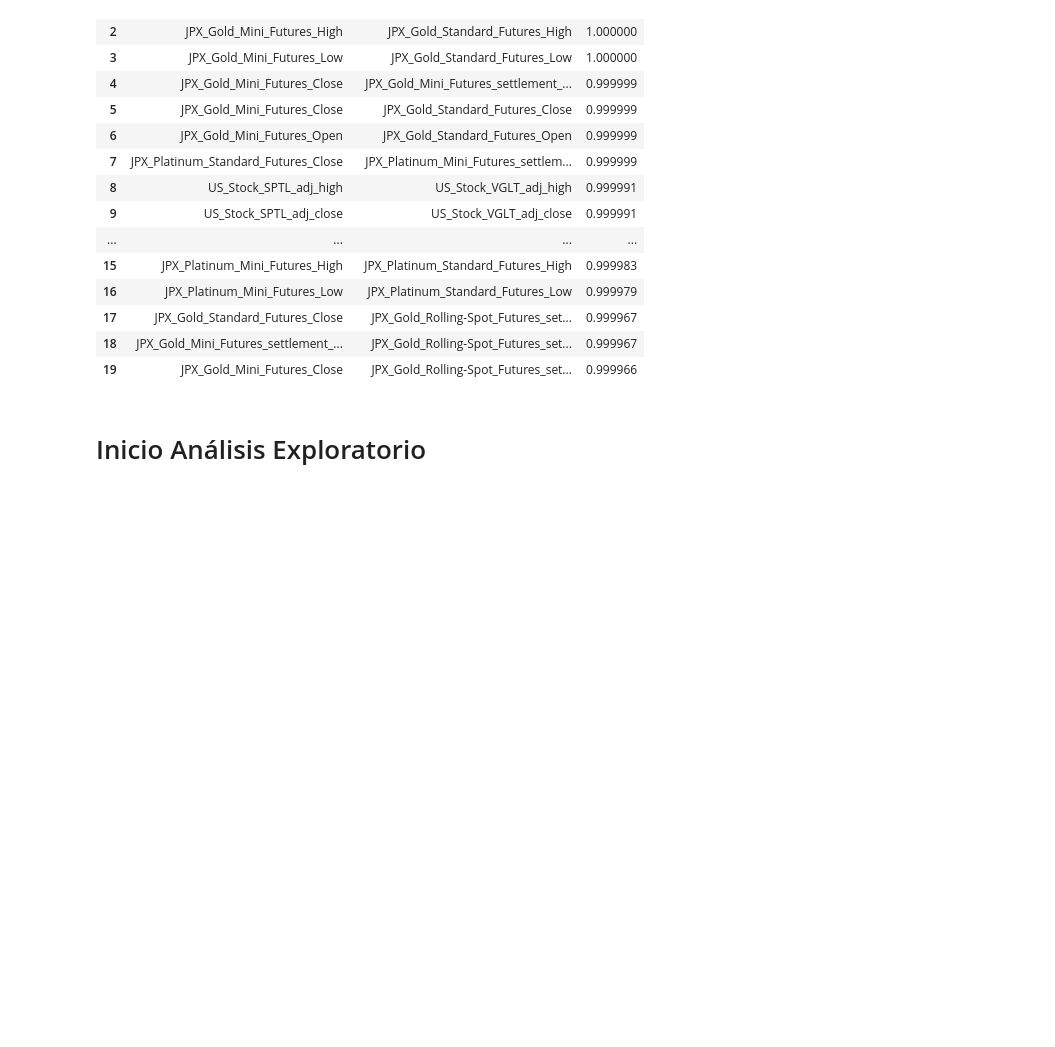
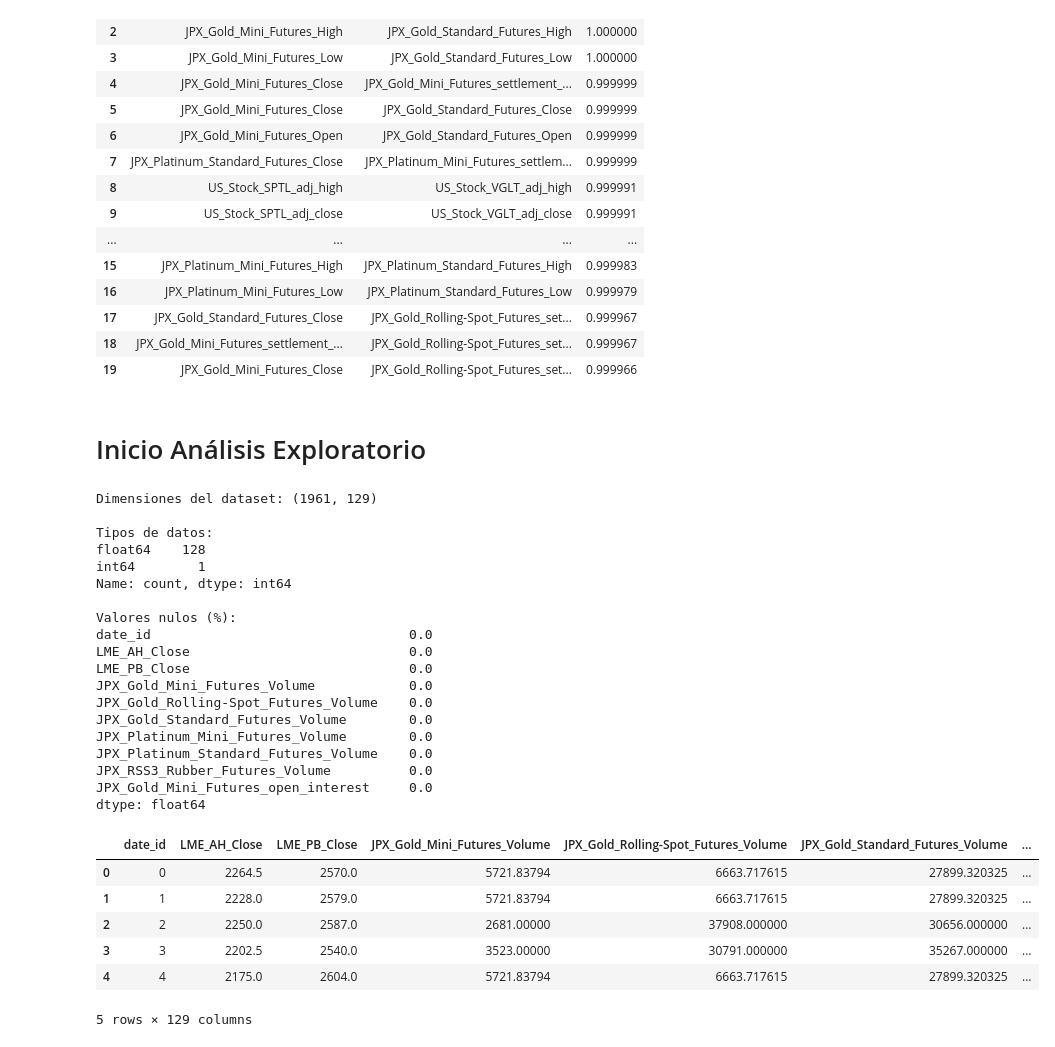
Before and after one commit to PabloSHerrera/Proyecto-2-DS, a Jupyter notebook: proyecto 2 DS.ipynb, the cells around one changed output. Drawn from its saved outputs; the diff is of its cells as text; code cells hidden in the pictures; blank space fills up the shorter version.

```diff
--- a/proyecto 2 DS.ipynb
+++ b/proyecto 2 DS.ipynb
@@ -210,3 +216,39 @@ Ejemplos de pares con alta correlación (keep_col vs drop_col):
 | 19 | JPX_Gold_Mini_Futures_Close | JPX_Gold_Rolling-Spot_Futures_set... | 0.999966 |
 # %% [markdown]
 # Inicio Análisis Exploratorio
+# %%
+print("Dimensiones del dataset:", df_reduced.shape)
+print("\nTipos de datos:")
+print(df_reduced.dtypes.value_counts())
+
+print("\nValores nulos (%):")
+print((df_reduced.isnull().mean() * 100).round(2).sort_values(ascending=False).head(10))
+
+display(df_reduced.head())
+# %% [output]
+Dimensiones del dataset: (1961, 129)
+
+Tipos de datos:
+float64    128
+int64        1
+Name: count, dtype: int64
+
+Valores nulos (%):
+date_id                                 0.0
+LME_AH_Close                            0.0
+LME_PB_Close                            0.0
+JPX_Gold_Mini_Futures_Volume            0.0
+JPX_Gold_Rolling-Spot_Futures_Volume    0.0
+JPX_Gold_Standard_Futures_Volume        0.0
+JPX_Platinum_Mini_Futures_Volume        0.0
+JPX_Platinum_Standard_Futures_Volume    0.0
+JPX_RSS3_Rubber_Futures_Volume          0.0
+JPX_Gold_Mini_Futures_open_interest     0.0
+dtype: float64
+|  | date_id | LME_AH_Close | LME_PB_Close | JPX_Gold_Mini_Futures_Volume | JPX_Gold_Rolling-Spot_Futures_Volume | JPX_Gold_Standard_Futures_Volume | ... |
+| 0 | 0 | 2264.5 | 2570.0 | 5721.83794 | 6663.717615 | 27899.320325 | ... |
+| 1 | 1 | 2228.0 | 2579.0 | 5721.83794 | 6663.717615 | 27899.320325 | ... |
+| 2 | 2 | 2250.0 | 2587.0 | 2681.00000 | 37908.000000 | 30656.000000 | ... |
+| 3 | 3 | 2202.5 | 2540.0 | 3523.00000 | 30791.000000 | 35267.000000 | ... |
+| 4 | 4 | 2175.0 | 2604.0 | 5721.83794 | 6663.717615 | 27899.320325 | ... |
+5 rows × 129 columns
```
Also changed, not shown: parts of 8 cells of this notebook, 2 other files.
